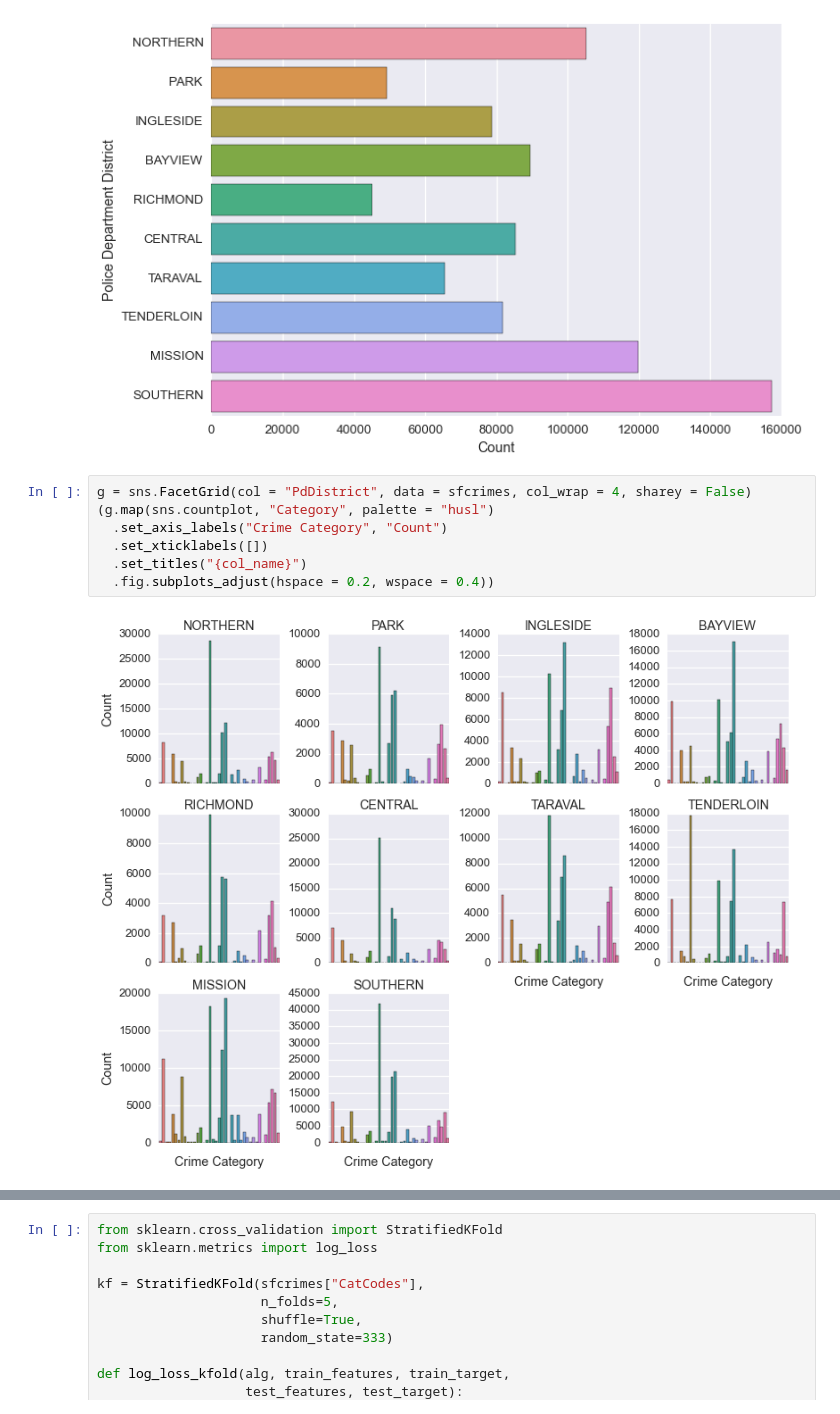
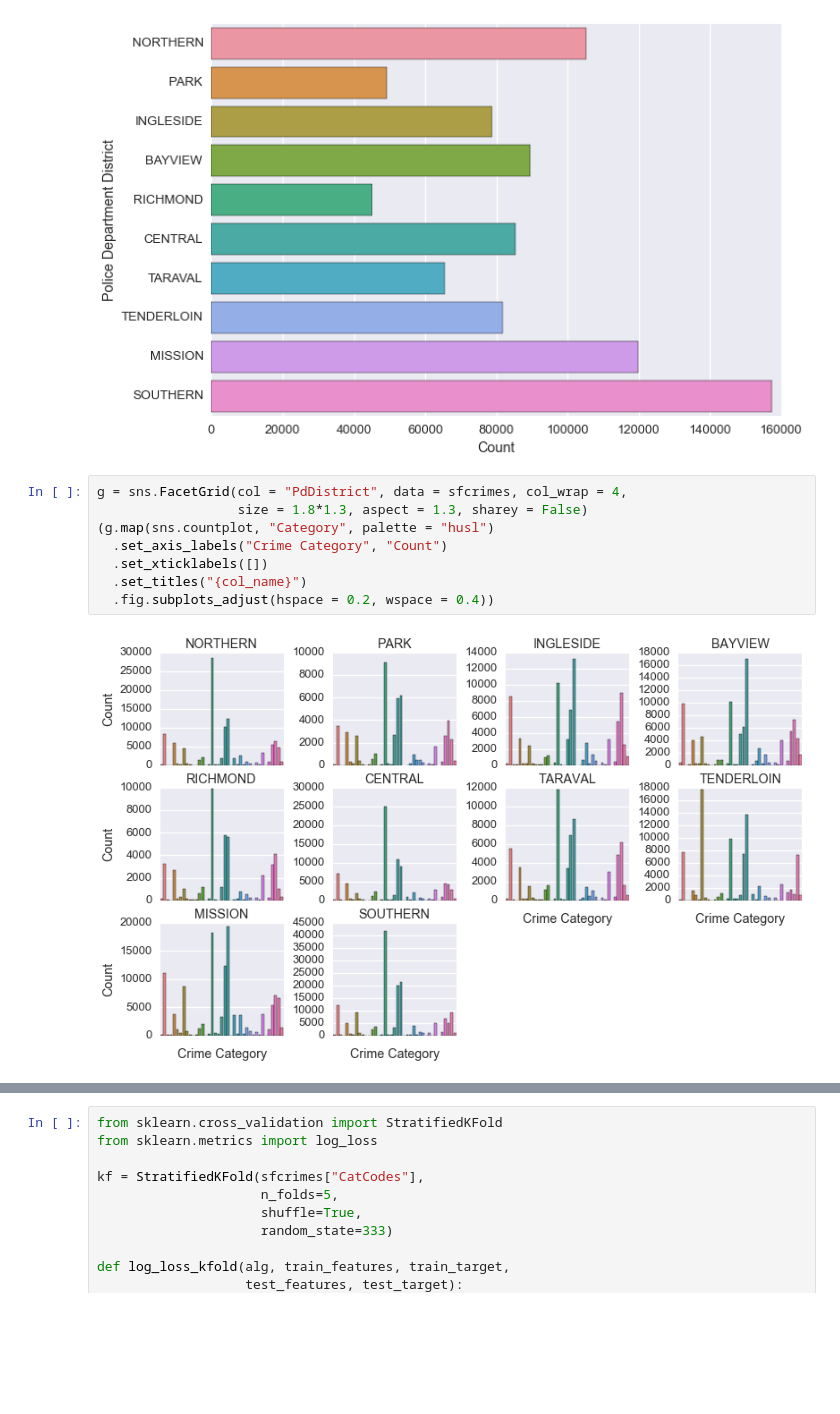
Before and after one commit to hnlee/sfcrimes, a Jupyter notebook: chipy_slides.ipynb, the cells around one changed output, grey strips where cells are left out. Cells and saved outputs as stored; diff of their text form; blank space fills up the shorter version.

```diff
--- a/chipy_slides.ipynb
+++ b/chipy_slides.ipynb
@@ -54,14 +71,15 @@ sns.axlabel("Count", "Police Department District")
 # %% [output]
 [figure]
 # %%
-g = sns.FacetGrid(col = "PdDistrict", data = sfcrimes, col_wrap = 4, sharey = False)
+g = sns.FacetGrid(col = "PdDistrict", data = sfcrimes, col_wrap = 4,
+                  size = 1.8*1.3, aspect = 1.3, sharey = False)
 (g.map(sns.countplot, "Category", palette = "husl")
   .set_axis_labels("Crime Category", "Count")
   .set_xticklabels([])
   .set_titles("{col_name}")
   .fig.subplots_adjust(hspace = 0.2, wspace = 0.4))
 # %% [output]
-[figure, old version]
+[figure, new version]
 # %% [markdown]
 ## A preliminary model
 
```
Also changed, not shown: parts of 41 cells of this notebook.
